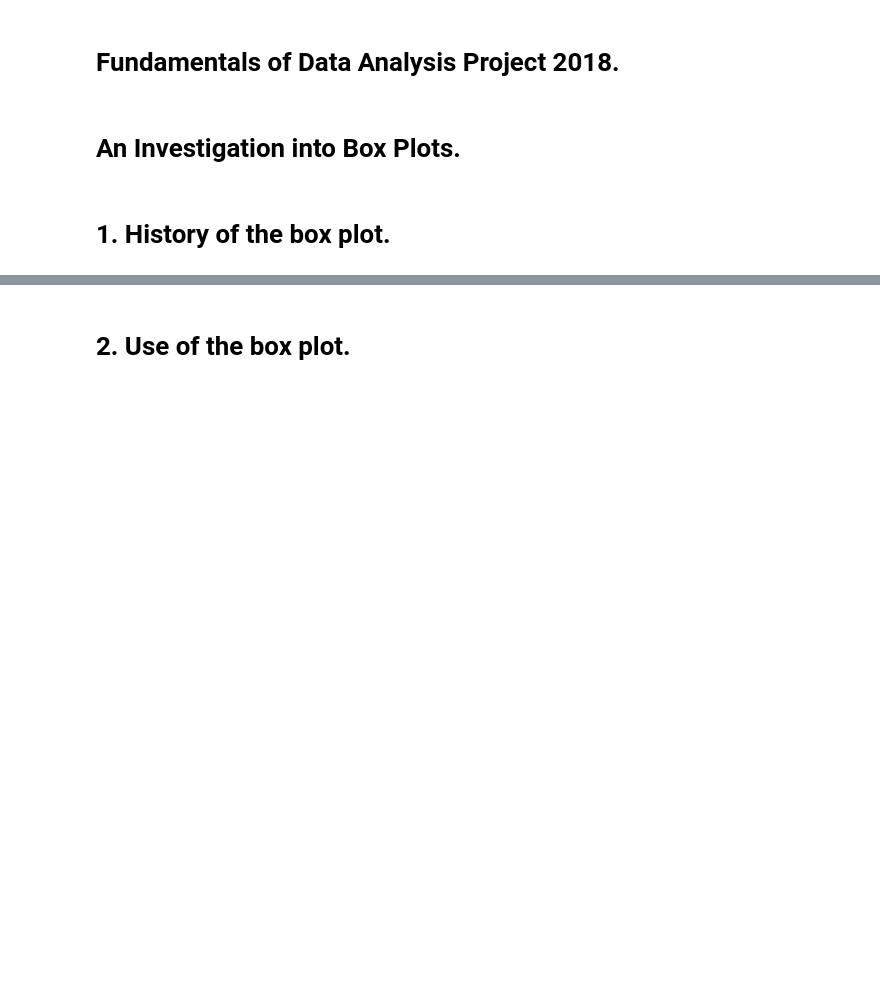
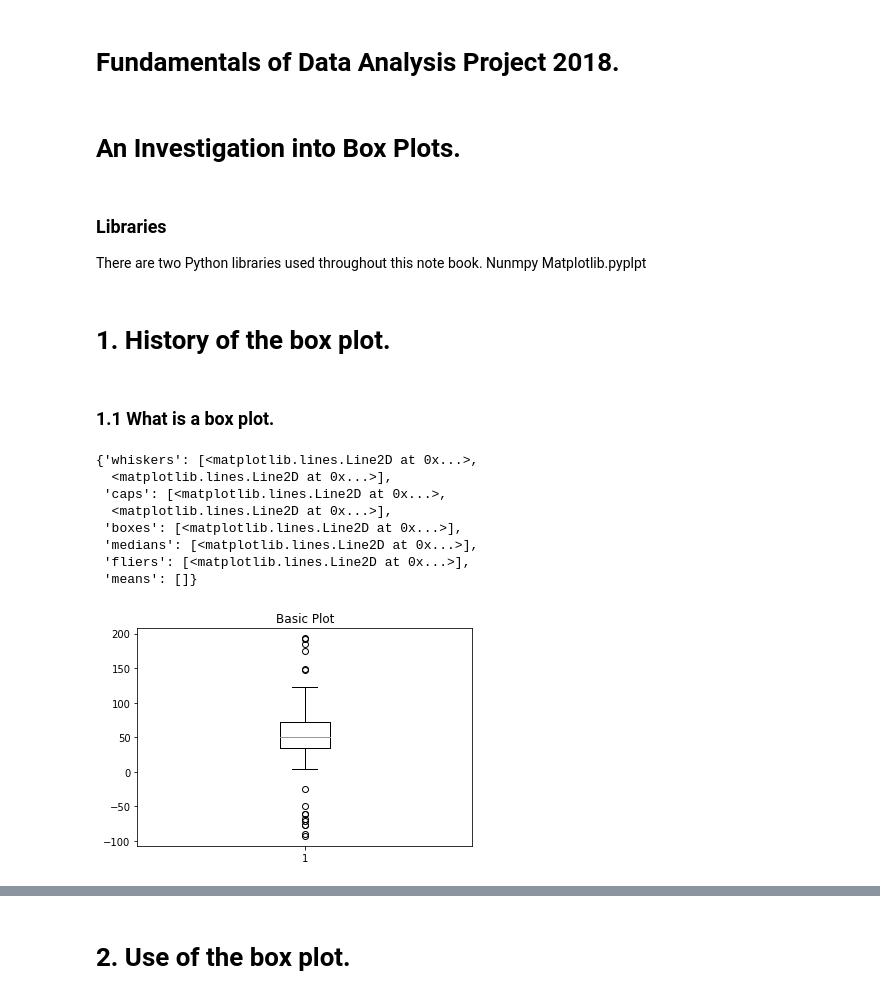
Before and after one commit to Wayne742/Fundamentals-Project-S2-2018, a Jupyter notebook: Project.ipynb, the cells around one changed output, grey strips where cells are left out. Drawn from its saved outputs; the diff is of its cells as text; code cells hidden in the pictures; blank space fills up the shorter version.

Commit message:
Plotting basic box plots

```diff
--- a/Project.ipynb
+++ b/Project.ipynb
@@ -2,3 +2,8 @@
 # Fundamentals of Data Analysis Project 2018.
 # %% [markdown]
 # An Investigation into Box Plots.
+# %% [markdown]
+### Libraries
+There are two Python libraries used throughout this note book.
+Nunmpy
+Matplotlib.pyplpt
@@ -5,2 +14,29 @@
 # %% [markdown]
 # 1. History of the box plot.
+# %% [markdown]
+### 1.1 What is a box plot.
+# %%
+
+# Fixing random state for reproducibility
+np.random.seed(19680801)
+
+# fake up some data
+spread = np.random.rand(50) * 100
+center = np.ones(25) * 50
+flier_high = np.random.rand(10) * 100 + 100
+flier_low = np.random.rand(10) * -100
+data = np.concatenate((spread, center, flier_high, flier_low))
+# %%
+fig1, ax1 = plt.subplots()
+ax1.set_title('Basic Plot')
+ax1.boxplot(data)
+# %% [output]
+{'whiskers': [<matplotlib.lines.Line2D at 0x...>,
+  <matplotlib.lines.Line2D at 0x...>],
+ 'caps': [<matplotlib.lines.Line2D at 0x...>,
+  <matplotlib.lines.Line2D at 0x...>],
+ 'boxes': [<matplotlib.lines.Line2D at 0x...>],
+ 'medians': [<matplotlib.lines.Line2D at 0x...>],
+ 'fliers': [<matplotlib.lines.Line2D at 0x...>],
+ 'means': []}
+[figure, added]
```
Also changed, not shown: parts of 8 cells of this notebook.
